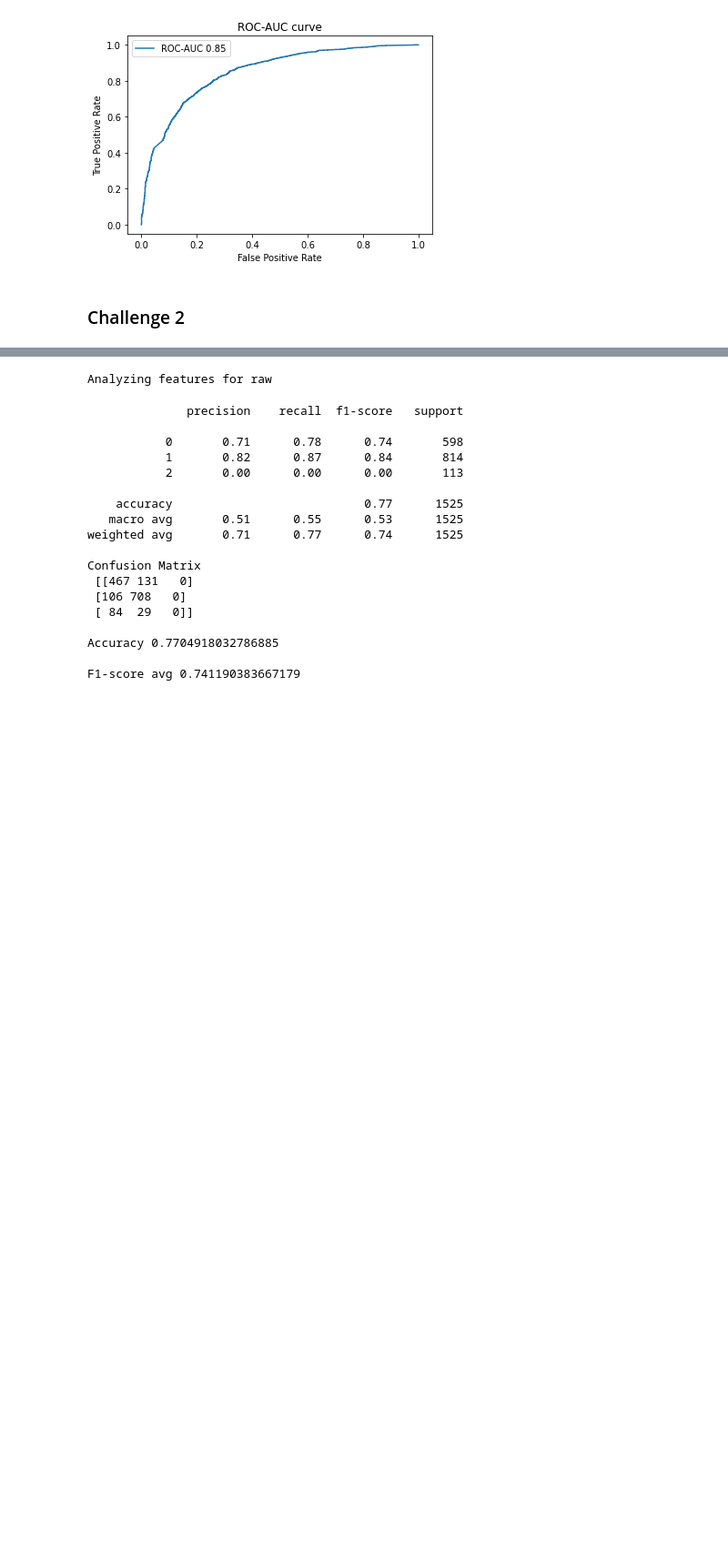
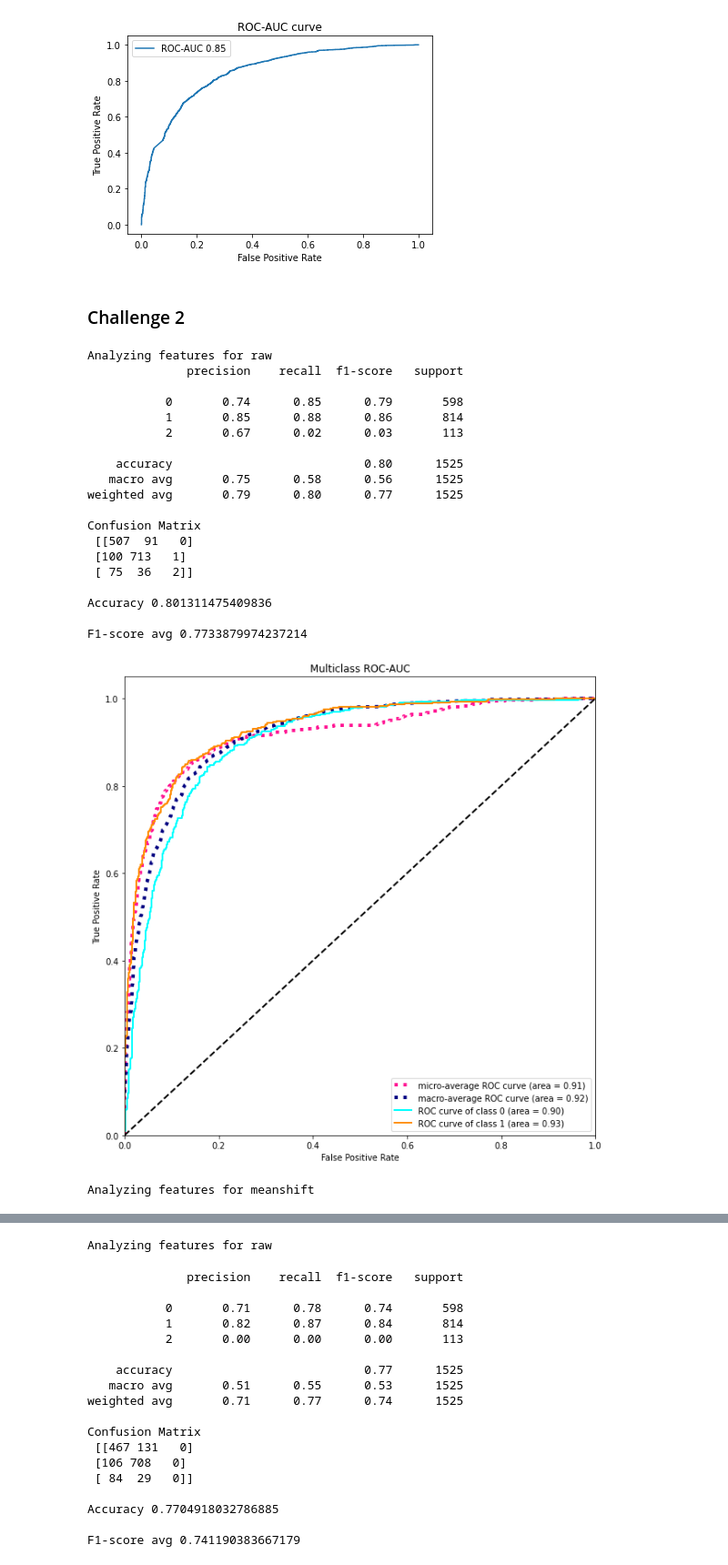
Before and after one commit to manasikattel/skin-lesion-cad, a Jupyter notebook: notebooks/ColorFeatures.ipynb, the cells around one changed output, grey strips where cells are left out. Shown at 91% size. Drawn from its saved outputs; the diff is of its cells as text; code cells hidden in the pictures; blank space fills up the shorter version.

```diff
--- a/notebooks/ColorFeatures.ipynb
+++ b/notebooks/ColorFeatures.ipynb
@@ -170,3 +306,74 @@ Accuracy:  0.7681509102873437
 [figure]
 # %% [markdown]
 ### Challenge 2
+# %%
+chl = 'chall2'
+mode = 'train'
+
+
+for feat_type in ['raw', 'meanshift']:
+
+    test_path = proc_data / f'{chl}/{mode}'
+    print('\nAnalyzing features for', feat_type)
+
+    bcc_data = pd.read_feather(test_path / f'bcc_color_features_{feat_type}_ull.feather').set_index('name')
+    bcc_data['class'] = 0
+
+    mel_data = pd.read_feather(test_path/ f'mel_color_features_{feat_type}_ull.feather').set_index('name')
+    mel_data['class'] = 1
+
+    scc_data = pd.read_feather(test_path/ f'scc_color_features_{feat_type}_ull.feather').set_index('name')
+    scc_data['class'] = 2
+
+    data = pd.concat([scc_data, bcc_data, mel_data])
+
+    all_X = data.drop(columns=['class']).values
+    all_y = data['class'].values
+
+
+    all_X[np.isnan(all_X)] = 0
+    all_X[np.isinf(all_X)] = 0
+
+    split = StratifiedShuffleSplit(n_splits=1, test_size=0.3, random_state=42)
+    train_idxs, test_idxs = next(split.split(all_X, all_y))
+    X_train, X_test, y_train, y_test  = all_X[train_idxs], all_X[test_idxs], all_y[train_idxs], all_y[test_idxs]
+
+    scaler = StandardScaler()
+    X_train = scaler.fit_transform(X_train)
+    X_test = scaler.transform(X_test)
+
+    svc = SVC(kernel='rbf', probability=True)
+    svc.fit(X_train, y_train)
+
+    y_pred = svc.predict(X_test)
+
+    print(classification_report(y_test, y_pred))
+    print('Confusion Matrix\n',confusion_matrix(y_test, y_pred))
+    print('\nAccuracy', accuracy_score(y_test, y_pred))
+    print('\nF1-score avg', f1_score(y_test, y_pred, average='weighted'))
+
+    enc = OneHotEncoder()
+    y_test_oh = enc.fit_transform(y_test.reshape(-1,1)).toarray()
+    roc_auc_score_multiclass(svc, X_test, y_test_oh)
+# %% [output]
+Analyzing features for raw
+              precision    recall  f1-score   support
+
+           0       0.74      0.85      0.79       598
+           1       0.85      0.88      0.86       814
+           2       0.67      0.02      0.03       113
+
+    accuracy                           0.80      1525
+   macro avg       0.75      0.58      0.56      1525
+weighted avg       0.79      0.80      0.77      1525
+
+Confusion Matrix
+ [[507  91   0]
+ [100 713   1]
+ [ 75  36   2]]
+
+Accuracy 0.801311475409836
+
+F1-score avg 0.7733879974237214
+[figure, added]
+Analyzing features for meanshift
```
Also changed, not shown: parts of 8 cells of this notebook.
